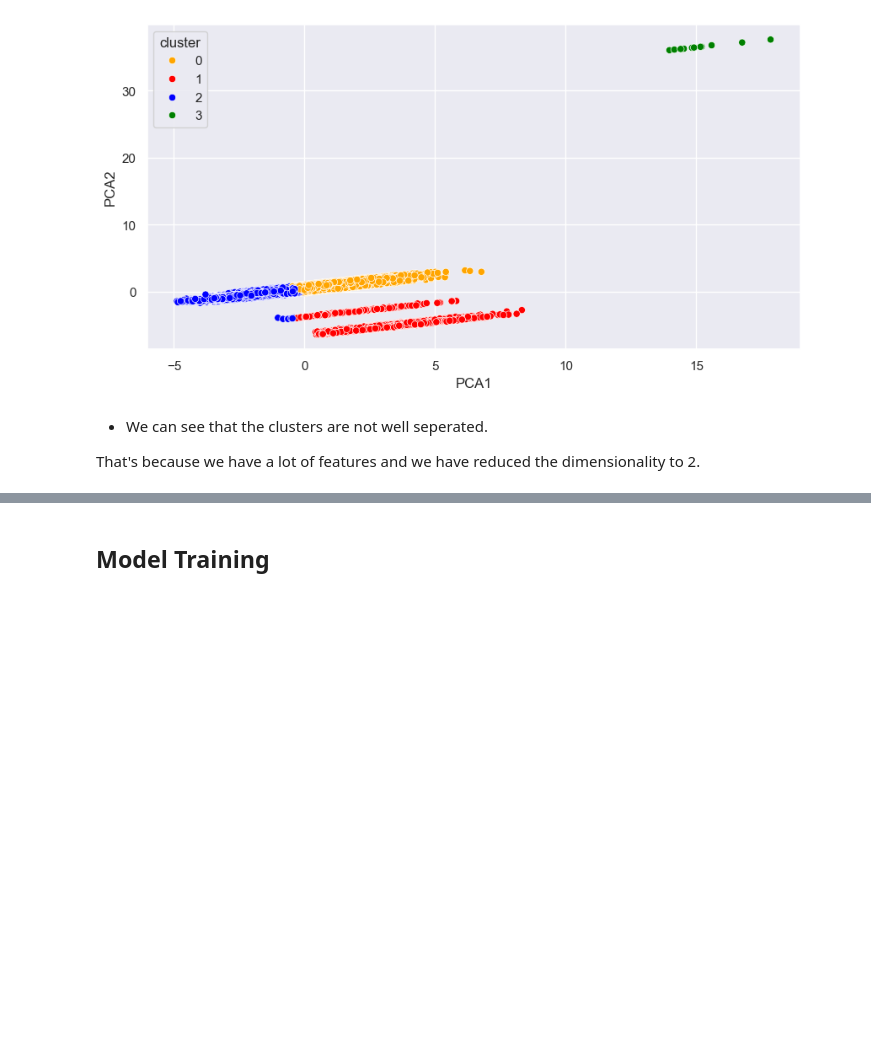
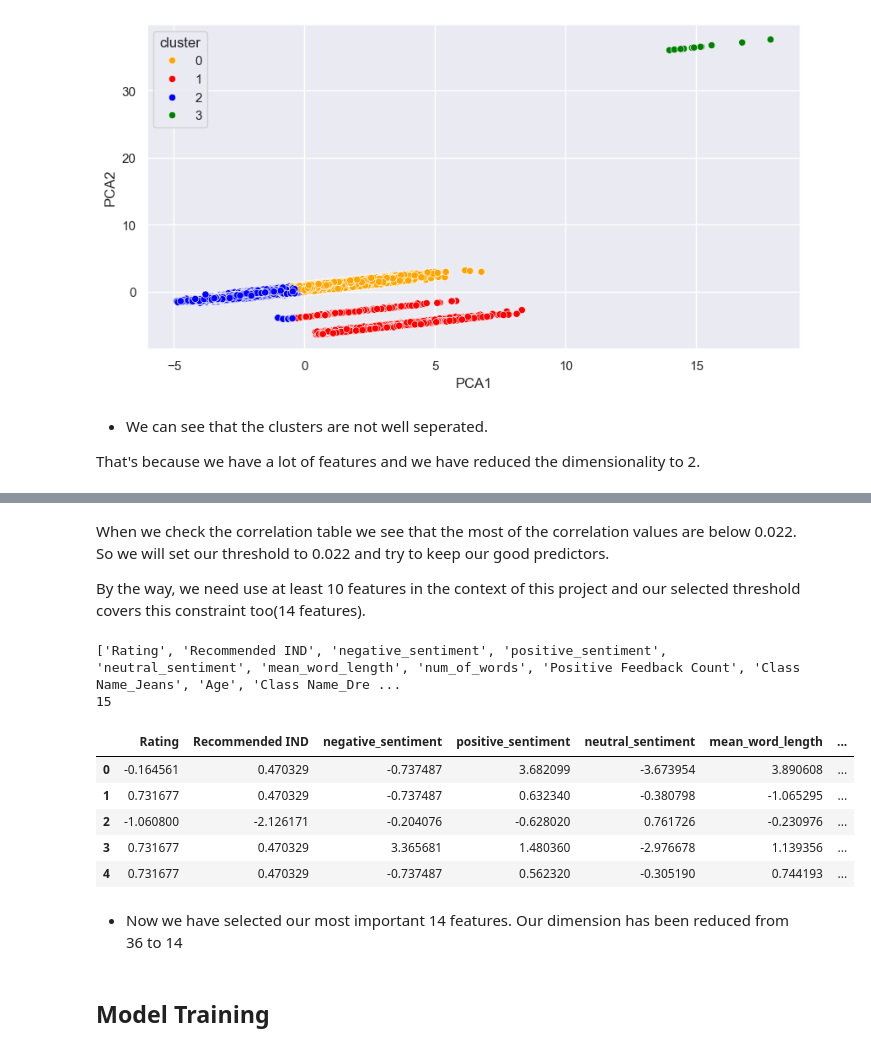
Before and after one commit to BoraDere/Women-s-E-Commerce-Clothing-Reviews, a Jupyter notebook: project.ipynb, the cells around one changed output, grey strips where cells are left out. Saved outputs shown, nothing was run; the diff lists cells and outputs as text; code cells hidden in the pictures; blank space fills up the shorter version.

```diff
--- a/project.ipynb
+++ b/project.ipynb
@@ -589,0 +596,9 @@ That's because we have a lot of features and we have reduced the dimensionality
+# %%
+## Getting the most 10 correlated features with the target variable and dropping the rest
+
+corr = df.corr()
+corr_target = abs(corr['Rating'])
+
+relevant_features = corr_target.sort_values(ascending=False)
+
+relevant_features
@@ -590,2 +623,28 @@ That's because we have a lot of features and we have reduced the dimensionality
+# %% [markdown]
+When we check the correlation table we see that the most of the correlation values are below 0.022.
+So we will set our threshold to 0.022 and try to keep our good predictors.
+
+By the way, we need use at least 10 features in the context of this project and our selected threshold covers this constraint too(14 features).
+# %%
+relevant_features = corr_target.sort_values(ascending=False).loc[corr_target.sort_values(ascending=False)>0.022].index.to_list()
+# %%
+print(relevant_features)
+print(len(relevant_features))
+# %% [output]
+['Rating', 'Recommended IND', 'negative_sentiment', 'positive_sentiment', 'neutral_sentiment', 'mean_word_length', 'num_of_words', 'Positive Feedback Count', 'Class Name_Jeans', 'Age', 'Class Name_Dre ...
+15
+# %%
+df_fe = df[relevant_features]
+# %%
+df_fe.head()
+# %% [output]
+|  | Rating | Recommended IND | negative_sentiment | positive_sentiment | neutral_sentiment | mean_word_length | ... |
+| 0 | -0.164561 | 0.470329 | -0.737487 | 3.682099 | -3.673954 | 3.890608 | ... |
+| 1 | 0.731677 | 0.470329 | -0.737487 | 0.632340 | -0.380798 | -1.065295 | ... |
+| 2 | -1.060800 | -2.126171 | -0.204076 | -0.628020 | 0.761726 | -0.230976 | ... |
+| 3 | 0.731677 | 0.470329 | 3.365681 | 1.480360 | -2.976678 | 1.139356 | ... |
+| 4 | 0.731677 | 0.470329 | -0.737487 | 0.562320 | -0.305190 | 0.744193 | ... |
+# %% [markdown]
+* Now we have selected our most important 14 features. Our dimension has been reduced from 36 to 14
 # %% [markdown]
 ## Model Training
```
Also changed, not shown: parts of 5 cells of this notebook.
